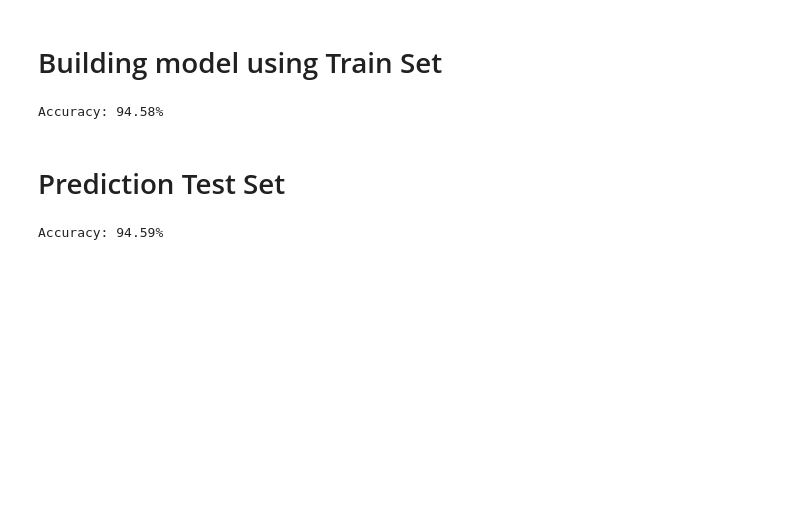
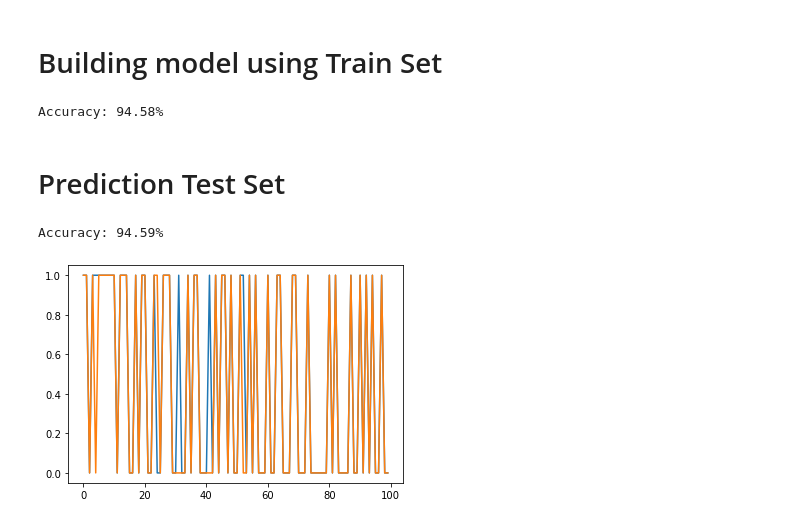
Before and after one commit to fran1215/MLAI-Project-Team3, a Jupyter notebook: ModelSelection/XGB-Model-Jose.ipynb, the cells around one changed output. Saved outputs shown, nothing was run; the diff lists cells and outputs as text; code cells hidden in the pictures; blank space fills up the shorter version.

```diff
--- a/ModelSelection/XGB-Model-Jose.ipynb
+++ b/ModelSelection/XGB-Model-Jose.ipynb
@@ -108,3 +109,13 @@ test_accuracy = accuracy_score(y_test, test_predictions)
 print("Accuracy: %.2f%%" % (test_accuracy * 100.0))
 # %% [output]
 Accuracy: 94.59%
+# %%
+import matplotlib.pyplot as plt
+
+
+plt.plot(y_test[0:100])
+plt.plot(test_predictions[0:100])
+
+plt.show()
+# %% [output]
+[figure, added]
```
Also changed, not shown: parts of 13 cells of this notebook.
